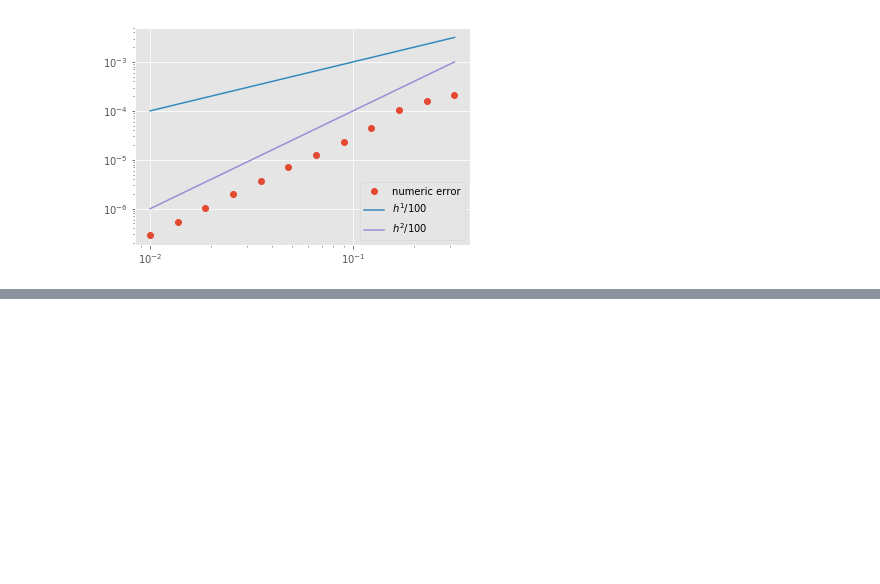
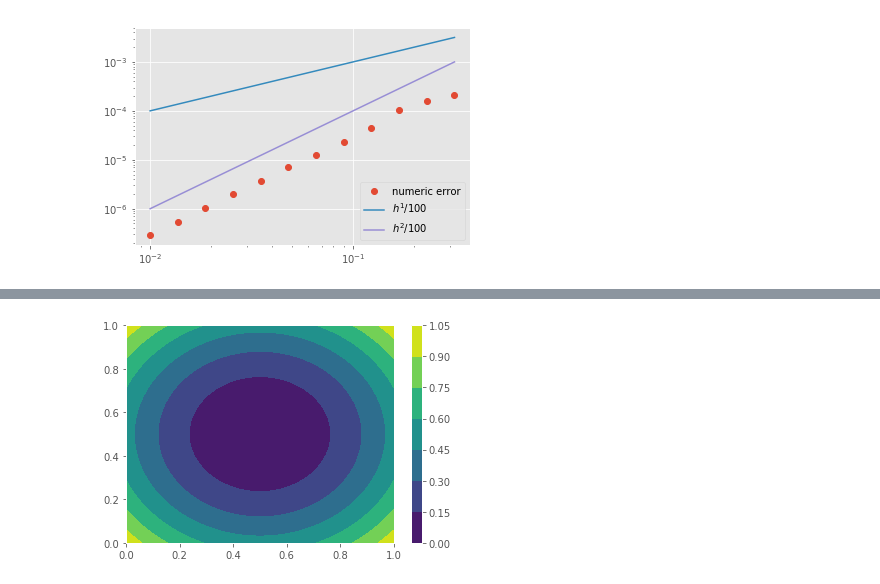
Before and after one commit to cu-numpde/numpde-fall2017, a Jupyter notebook: FD2D.ipynb, the cells around one changed output, grey strips where cells are left out. Drawn from its saved outputs; the diff is of its cells as text; code cells hidden in the pictures; blank space fills up the shorter version.

```diff
--- a/FD2D.ipynb
+++ b/FD2D.ipynb
@@ -195,0 +258,10 @@ pyplot.legend();
+# %%
+# We used a different technique for assembling the sparse matrix.
+# This is faster with scipy.sparse, but may be worse for other sparse matrix packages, such as PETSc.
+
+prof = cProfile.Profile()
+prof.enable()
+x, y, A, rhs = laplacian2d_bc(.005, lambda x,y: 0*x+1, lambda x,y: 0*x)
+u = sp.linalg.spsolve(A, rhs).reshape(x.shape)
+prof.disable()
+prof.print_stats(sort='tottime')
@@ -195,0 +295,57 @@ pyplot.legend();
+# %%
+def laplacian2d_nondiv(h, f, kappa, grad_kappa, g0, dirichlet=((),())):
+    m = int(1/h + 1)  # Number of elements in terms of nominal grid spacing h
+    h = 1 / (m-1)     # Actual grid spacing
+    c = numpy.linspace(0, 1, m)
+    y, x = numpy.meshgrid(c, c)
+    u0 = g0(x, y).flatten()
+    rhs = f(x, y).flatten()
+    ai = []
+    aj = []
+    av = []
+    def idx(i, j):
+        i = (m-1) - abs(m-1 - abs(i))
+        j = (m-1) - abs(m-1 - abs(j))
+        return i*m + j
+    mask = numpy.ones_like(x, dtype=int)
+    mask[dirichlet[0],:] = 0
+    mask[:,dirichlet[1]] = 0
+    mask = mask.flatten()
+    for i in range(m):
+        for j in range(m):
+            row = idx(i, j)
+            stencili = numpy.array([idx(*pair) for pair in [(i-1, j), (i, j-1), (i, j), (i, j+1), (i+1, j)]])
+            stencilw = kappa(i*h, j*h)/h**2 * numpy.array([-1, -1, 4, -1, -1])
+            if grad_kappa is None:
+                gk = 1/h * numpy.array([kappa((i+.5)*h,j*h) - kappa((i-.5)*h,j*h),
+                                        kappa(i*h,(j+.5)*h) - kappa(i*h,(j-.5)*h)])
+            else:
+                gk = grad_kappa(i*h, j*h)
+            stencilw -= gk[0] / (2*h) * numpy.array([-1, 0, 0, 0, 1])
+            stencilw -= gk[1] / (2*h) * numpy.array([0, -1, 0, 1, 0])
+            if mask[row] == 0: # Dirichlet boundary
+                ai.append(row)
+                aj.append(row)
+                av.append(1)
+                rhs[row] = u0[row]
+            else:
+                smask = mask[stencili]
+                ai += [row]*sum(smask)
+                aj += stencili[smask == 1].tolist()
+                av += stencilw[smask == 1].tolist()
+                bdycols = stencili[smask == 0]
+                rhs[row] -= stencilw[smask == 0] @ u0[bdycols]
+    A = sp.csr_matrix((av, (ai, aj)), shape=(m*m,m*m))
+    return x, y, A, rhs
+
+def kappa(x, y):
+    #return 1 - 2*(x-.5)**2 - 2*(y-.5)**2
+    return 1e-2 + 2*(x-.5)**2 + 2*(y-.5)**2
+def grad_kappa(x, y):
+    #return -4*(x-.5), -4*(y-.5)
+    return 4*(x-.5), 4*(y-.5)
+
+pyplot.contourf(x, y, kappa(x,y))
+pyplot.colorbar();
+# %% [output]
+[figure, added]
```
Also changed, not shown: parts of 20 cells of this notebook.
